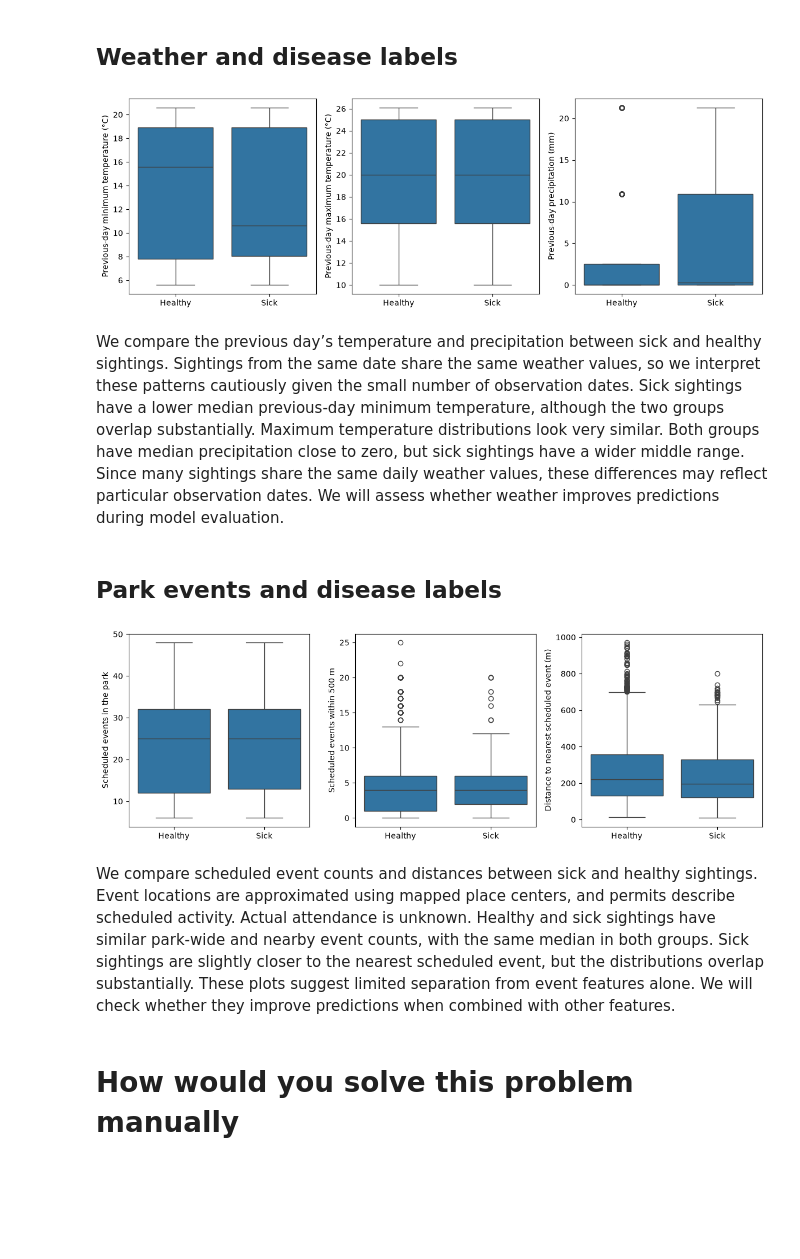
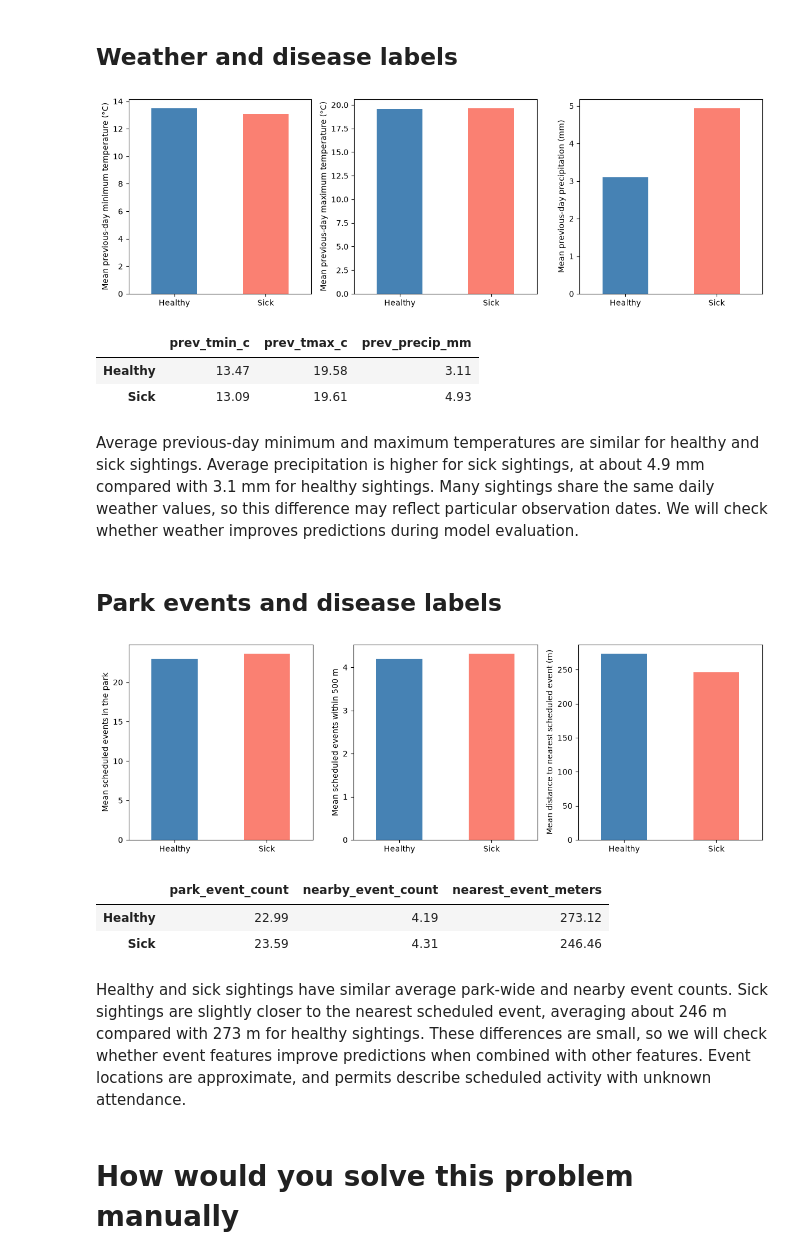
Before and after one commit to AJamell/Project2-NutosisMachineLearning, a Jupyter notebook: Nutosis - Exploration.ipynb, the cells around one changed output. Saved outputs shown, nothing was run; the diff lists cells and outputs as text; code cells hidden in the pictures; blank space fills up the shorter version.

Commit message:
Replace weather and event boxplots with bar charts and update interpretations

```diff
--- a/Nutosis - Exploration.ipynb
+++ b/Nutosis - Exploration.ipynb
@@ -220,25 +220,35 @@ We compare disease rates for sightings where each behavior was reported and wher
 # %%
 weather_columns = ["prev_tmin_c", "prev_tmax_c", "prev_precip_mm"]
 weather_labels = [
-    "Previous-day minimum temperature (°C)",
-    "Previous-day maximum temperature (°C)",
-    "Previous-day precipitation (mm)",
+    "Mean previous-day minimum temperature (°C)",
+    "Mean previous-day maximum temperature (°C)",
+    "Mean previous-day precipitation (mm)",
 ]
+
+weather_means = data.groupby("diseased")[weather_columns].mean()
+weather_means.index = ["Healthy", "Sick"]
 
 fig, axes = plt.subplots(1, 3, figsize=(12, 4))
 
 for ax, column, label in zip(axes, weather_columns, weather_labels):
-    sns.boxplot(data=data, x="diseased", y=column, order=[False, True], ax=ax)
-    ax.set_xticks([0, 1], labels=["Healthy", "Sick"])
+    weather_means[column].plot.bar(
+        ax=ax, color=["steelblue", "salmon"], rot=0
+    )
     ax.set_xlabel("")
     ax.set_ylabel(label)
+    ax.set_ylim(bottom=0)
 
 plt.tight_layout()
 plt.show()
+
+weather_means.round(2)
 # %% [output]
-[figure, old version]
+[figure, new version]
+|  | prev_tmin_c | prev_tmax_c | prev_precip_mm |
+| Healthy | 13.47 | 19.58 | 3.11 |
+| Sick | 13.09 | 19.61 | 4.93 |
-# %% [markdown]
-We compare the previous day’s temperature and precipitation between sick and healthy sightings. Sightings from the same date share the same weather values, so we interpret these patterns cautiously given the small number of observation dates. Sick sightings have a lower median previous-day minimum temperature, although the two groups overlap substantially. Maximum temperature distributions look very similar. Both groups have median precipitation close to zero, but sick sightings have a wider middle range. Since many sightings share the same daily weather values, these differences may reflect particular observation dates. We will assess whether weather improves predictions during model evaluation.
+# %% [markdown]
+Average previous-day minimum and maximum temperatures are similar for healthy and sick sightings. Average precipitation is higher for sick sightings, at about 4.9 mm compared with 3.1 mm for healthy sightings. Many sightings share the same daily weather values, so this difference may reflect particular observation dates. We will check whether weather improves predictions during model evaluation.
 # %% [markdown]
 ## Park events and disease labels
 # %%
@@ -248,25 +258,35 @@ event_columns = [
     "nearest_event_meters",
 ]
 event_labels = [
-    "Scheduled events in the park",
-    "Scheduled events within 500 m",
-    "Distance to nearest scheduled event (m)",
+    "Mean scheduled events in the park",
+    "Mean scheduled events within 500 m",
+    "Mean distance to nearest scheduled event (m)",
 ]
+
+event_means = data.groupby("diseased")[event_columns].mean()
+event_means.index = ["Healthy", "Sick"]
 
 fig, axes = plt.subplots(1, 3, figsize=(12, 4))
 
 for ax, column, label in zip(axes, event_columns, event_labels):
-    sns.boxplot(data=data, x="diseased", y=column, order=[False, True], ax=ax)
-    ax.set_xticks([0, 1], labels=["Healthy", "Sick"])
+    event_means[column].plot.bar(
+        ax=ax, color=["steelblue", "salmon"], rot=0
+    )
     ax.set_xlabel("")
     ax.set_ylabel(label)
+    ax.set_ylim(bottom=0)
 
 plt.tight_layout()
 plt.show()
+
+event_means.round(2)
 # %% [output]
-[figure, old version]
+[figure, new version]
+|  | park_event_count | nearby_event_count | nearest_event_meters |
+| Healthy | 22.99 | 4.19 | 273.12 |
+| Sick | 23.59 | 4.31 | 246.46 |
-# %% [markdown]
-We compare scheduled event counts and distances between sick and healthy sightings. Event locations are approximated using mapped place centers, and permits describe scheduled activity. Actual attendance is unknown. Healthy and sick sightings have similar park-wide and nearby event counts, with the same median in both groups. Sick sightings are slightly closer to the nearest scheduled event, but the distributions overlap substantially. These plots suggest limited separation from event features alone. We will check whether they improve predictions when combined with other features.
+# %% [markdown]
+Healthy and sick sightings have similar average park-wide and nearby event counts. Sick sightings are slightly closer to the nearest scheduled event, averaging about 246 m compared with 273 m for healthy sightings. These differences are small, so we will check whether event features improve predictions when combined with other features. Event locations are approximate, and permits describe scheduled activity with unknown attendance.
 # %% [markdown]
 # How would you solve this problem manually
 # %% [markdown]
```
Also changed, not shown: parts of 1 cell of this notebook.
